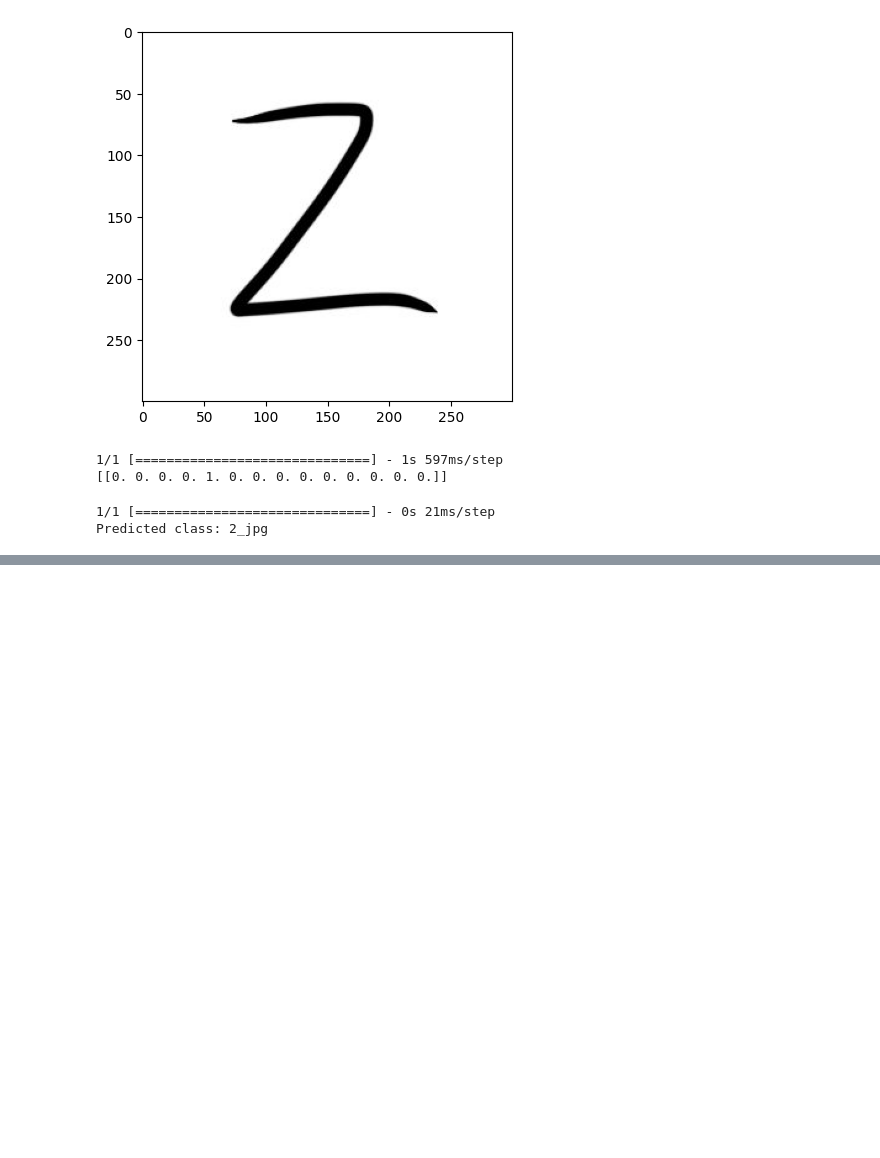
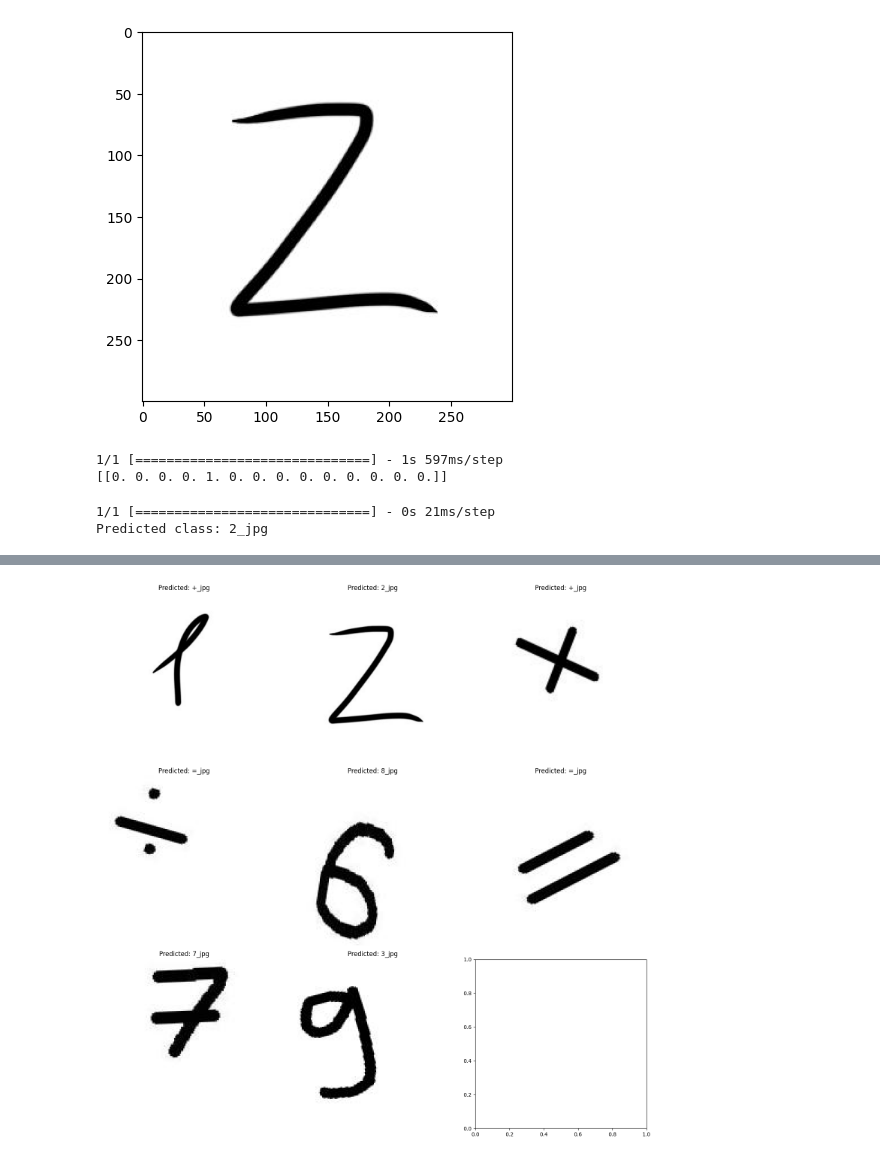
Before and after one commit to Alona-Aldushyna/Alona-Aldushyna-s-the-Capstone-Project, a Jupyter notebook: VGG16_.ipynb, the cells around one changed output, grey strips where cells are left out. Cells and saved outputs as stored; diff of their text form; code cells hidden in the pictures; blank space fills up the shorter version.

```diff
--- a/VGG16_.ipynb
+++ b/VGG16_.ipynb
@@ -331,0 +373,39 @@ Predicted class: 2_jpg
+# %%
+import os
+import matplotlib.pyplot as plt
+from matplotlib.pyplot import imread
+
+# Папка с изображениями
+folder_path = '/content/drive/MyDrive/test/'
+
+# Создание сетки для изображений
+num_images = len(image_files)
+num_rows = int(np.ceil(num_images / 3))
+fig, axes = plt.subplots(num_rows, 3, figsize=(15, 5*num_rows))
+
+# Перебор каждого изображения в папке
+for i, img_path in enumerate(image_files):
+    # Загрузка и отображение изображения
+    img = imread(img_path)
+    ax = axes[i // 3, i % 3]
+    ax.imshow(img)
+    ax.axis('off')
+
+    # Загрузка изображения и подготовка к передаче в модель
+    img = Image.open(img_path)
+    img = img.resize((300, 300))  # Если требуется изменить размер изображения
+    x = image.img_to_array(img)
+    x = np.expand_dims(x, axis=0)
+    x = preprocess_input(x)
+
+    # Предсказание класса
+    predicted_probabilities = model.predict(x)
+    predicted_class_numeric = np.argmax(predicted_probabilities, axis=1)
+    predicted_class_str = label_encoder.inverse_transform(predicted_class_numeric)
+
+    # Вывод результата предсказания
+    ax.set_title(f'Predicted: {predicted_class_str[0]}')
+
+plt.tight_layout()
+plt.show()
+# %% [output]
@@ -331,0 +420 @@ Predicted class: 2_jpg
+[figure, added]
```
Also changed, not shown: parts of 3 cells of this notebook.
